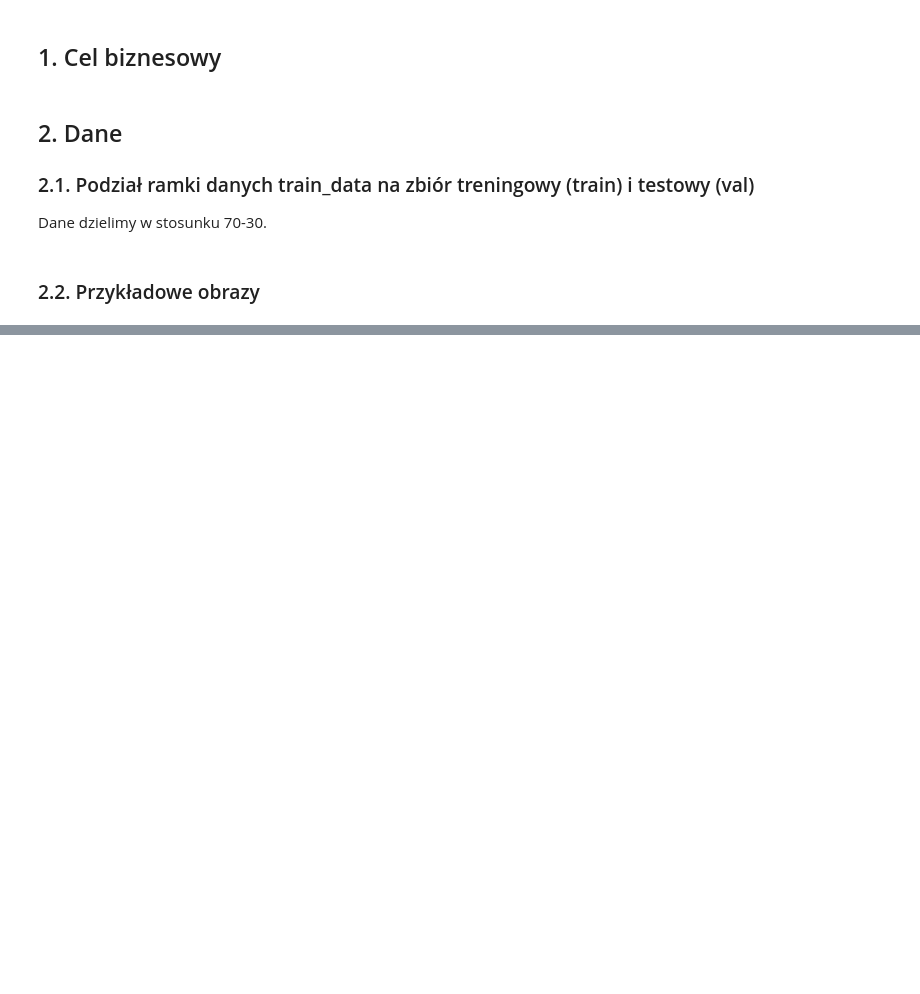
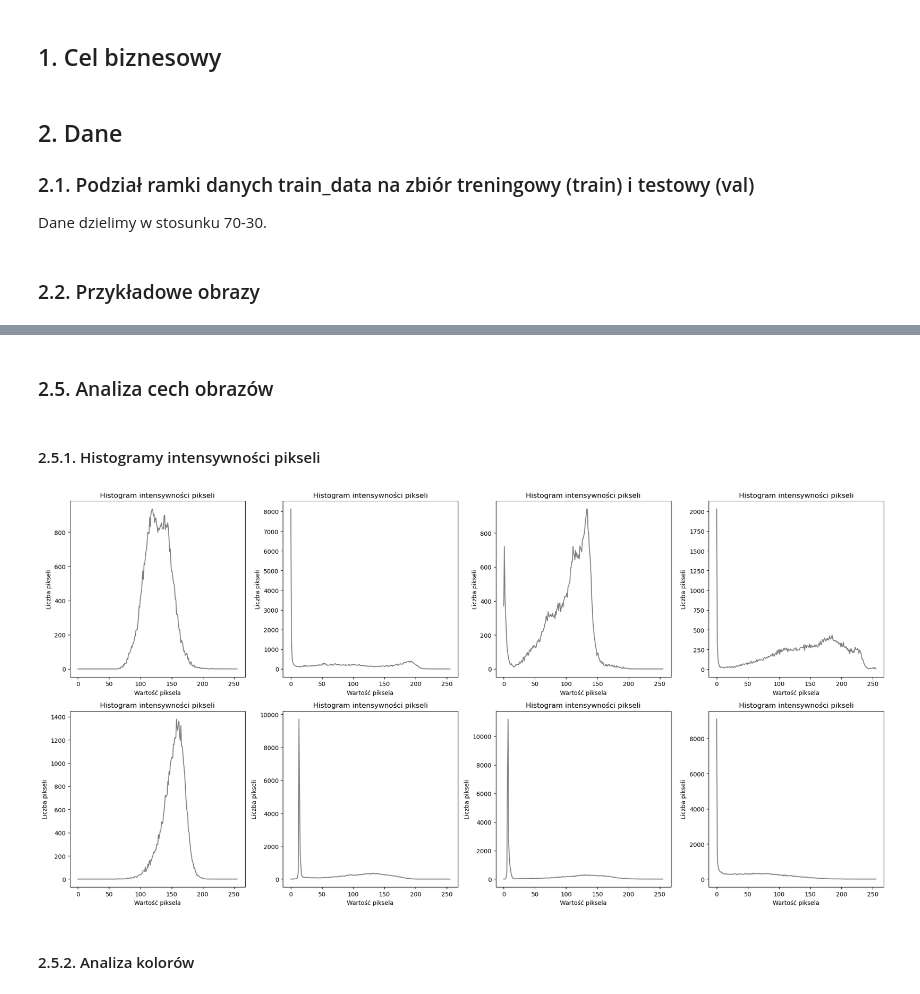
Before and after one commit to GasparSekula/Dermnet, a Jupyter notebook: budowa_krok_1_4.ipynb, the cells around one changed output, grey strips where cells are left out. Cells and saved outputs as stored; diff of their text form; code cells hidden in the pictures; blank space fills up the shorter version.

```diff
--- a/budowa_krok_1_4.ipynb
+++ b/budowa_krok_1_4.ipynb
@@ -48,0 +78,31 @@ for i in range(8):
+# %% [markdown]
+### 2.5. Analiza cech obrazów
+# %% [markdown]
+#### 2.5.1. Histogramy intensywności pikseli
+# %%
+def plot_intensity_histogram(ax, image):
+    # convert image to grayscale
+    gray_image = cv2.cvtColor(image, cv2.COLOR_RGB2GRAY)
+
+    # intensity histogram
+    hist = cv2.calcHist([gray_image], [0], None, [256], [0,256])
+
+    # show histogram
+    ax.plot(hist, color='gray')
+    ax.set_xlabel('Wartość piksela')
+    ax.set_ylabel('Liczba pikseli')
+    ax.set_title('Histogram intensywności pikseli')
+# %%
+fig, axes = plt.subplots(2, 4, figsize=(20, 10))
+random.seed(2137)
+for ax_row in axes:
+    for ax in ax_row:
+        img = random.choice(X_train['image'])
+        plot_intensity_histogram(ax, img)
+
+plt.tight_layout()
+plt.show()
+# %% [output]
+[figure, added]
+# %% [markdown]
+#### 2.5.2. Analiza kolorów
```
Also changed, not shown: parts of 11 cells of this notebook, 1 other file.
